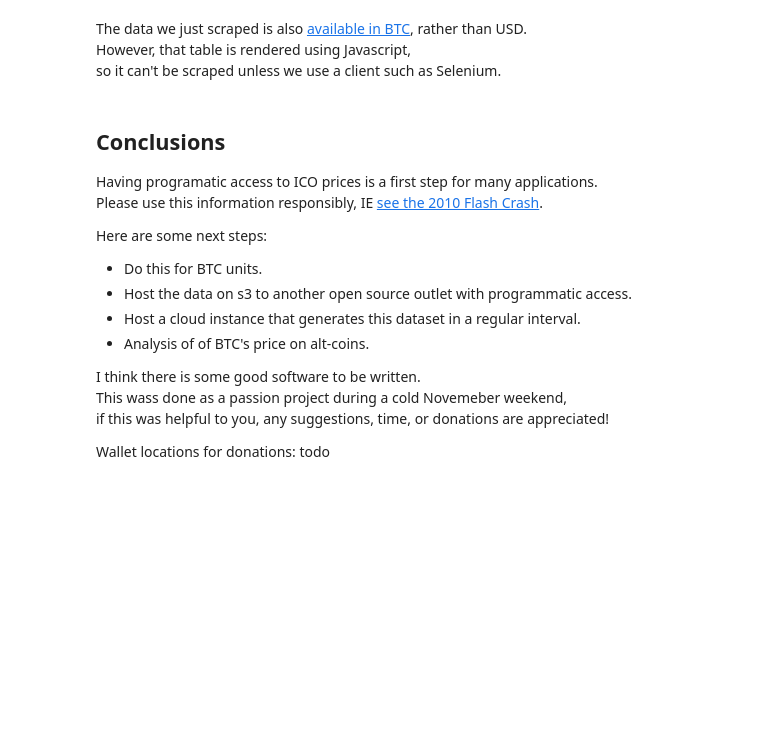
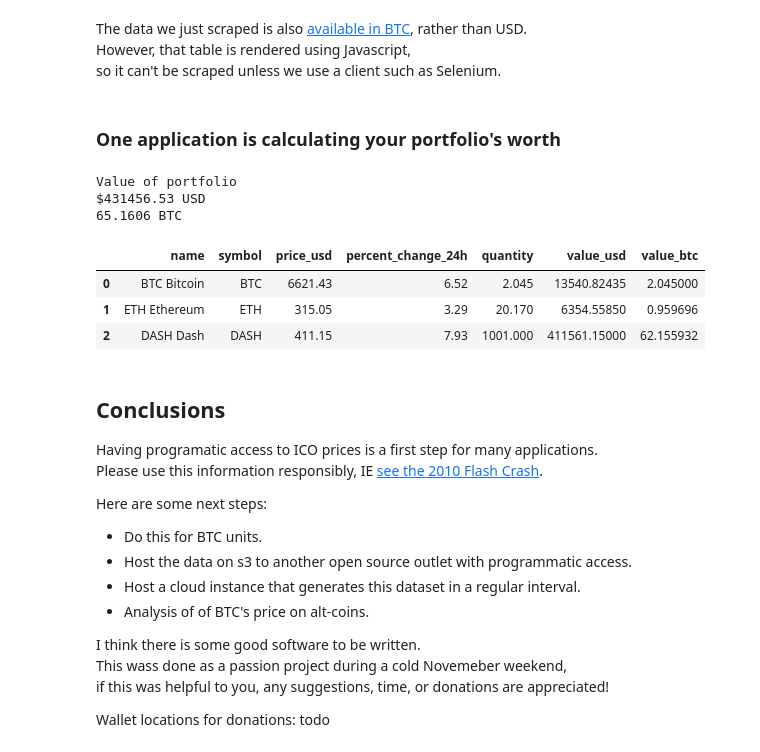
Before and after one commit to yinleon/cryptic_command, a Jupyter notebook: coinmarketcap/nbs/marketcapscrape.ipynb, the cells around one changed output. Cells and saved outputs as stored; diff of their text form; code cells hidden in the pictures; blank space fills up the shorter version.

Commit message:
added portfolio function

```diff
--- a/coinmarketcap/nbs/marketcapscrape.ipynb
+++ b/coinmarketcap/nbs/marketcapscrape.ipynb
@@ -355,6 +355,43 @@ df_w[['name', 'symbol', 'price_usd', 'price_btc']].head()
 The data we just scraped is also [available in BTC](https://coinmarketcap.com/coins/views/all/#BTC), rather than USD.<br>
 However, that table is rendered using Javascript, <br>
 so it can't be scraped unless we use a client such as Selenium.
+# %% [markdown]
+### One application is calculating your portfolio's worth
+# %%
+portfolio = [
+    {'symbol' : 'BTC', 'quantity' : 2.045},
+    {'symbol' : 'ETH', 'quantity' : 20.17},
+    {'symbol' : 'DASH', 'quantity' : 1001},
+]
+# %%
+def get_portfolio(df, portolio, cols=['name', 'symbol', 'price_usd', 'percent_change_24h',
+                                      'quantity', 'value_usd', 'value_btc']):
+    '''
+    Merges dataframe of ICO prices to a dataframe of porfolio (dict).
+    Calculates value in USD and is BTC.
+    '''
+    btc_price = df[df['symbol'] == 'BTC']['price_usd'].iloc[0]
+
+    df_p = df.merge(pd.DataFrame(portfolio), how='inner')
+    df_p['value_usd'] = df_p['quantity'] * df_p['price_usd']
+    df_p['value_btc'] = df_p['value_usd'] / btc_price
+
+    portfolio_usd = df_p['value_usd'].sum()
+    portfolio_btc = df_p['value_usd'].sum() / btc_price
+
+    print("Value of portfolio\n${:.2f} USD\n{:.4f} BTC".format(portfolio_usd,
+                                                               portfolio_btc))
+    return df_p[cols]
+# %%
+get_portfolio(df, portfolio)
+# %% [output]
+Value of portfolio
+$431456.53 USD
+65.1606 BTC
+|  | name | symbol | price_usd | percent_change_24h | quantity | value_usd | value_btc |
+| 0 | BTC Bitcoin | BTC | 6621.43 | 6.52 | 2.045 | 13540.82435 | 2.045000 |
+| 1 | ETH Ethereum | ETH | 315.05 | 3.29 | 20.170 | 6354.55850 | 0.959696 |
+| 2 | DASH Dash | DASH | 411.15 | 7.93 | 1001.000 | 411561.15000 | 62.155932 |
 # %% [markdown]
 ## Conclusions <a id='next-steps'></a>
 Having programatic access to ICO prices is a first step for many applications.<br>
```
Also changed, not shown: parts of 12 cells of this notebook.
